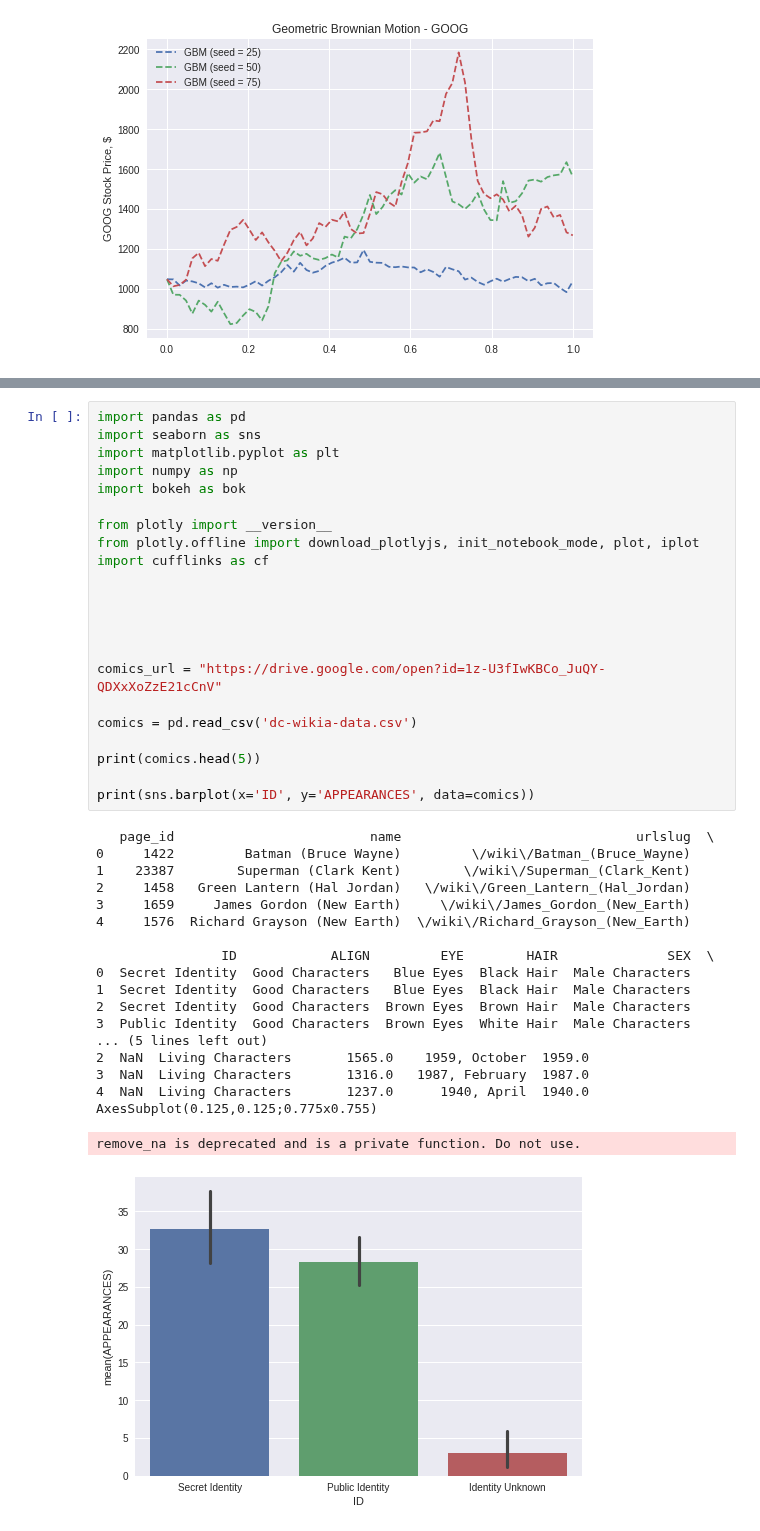
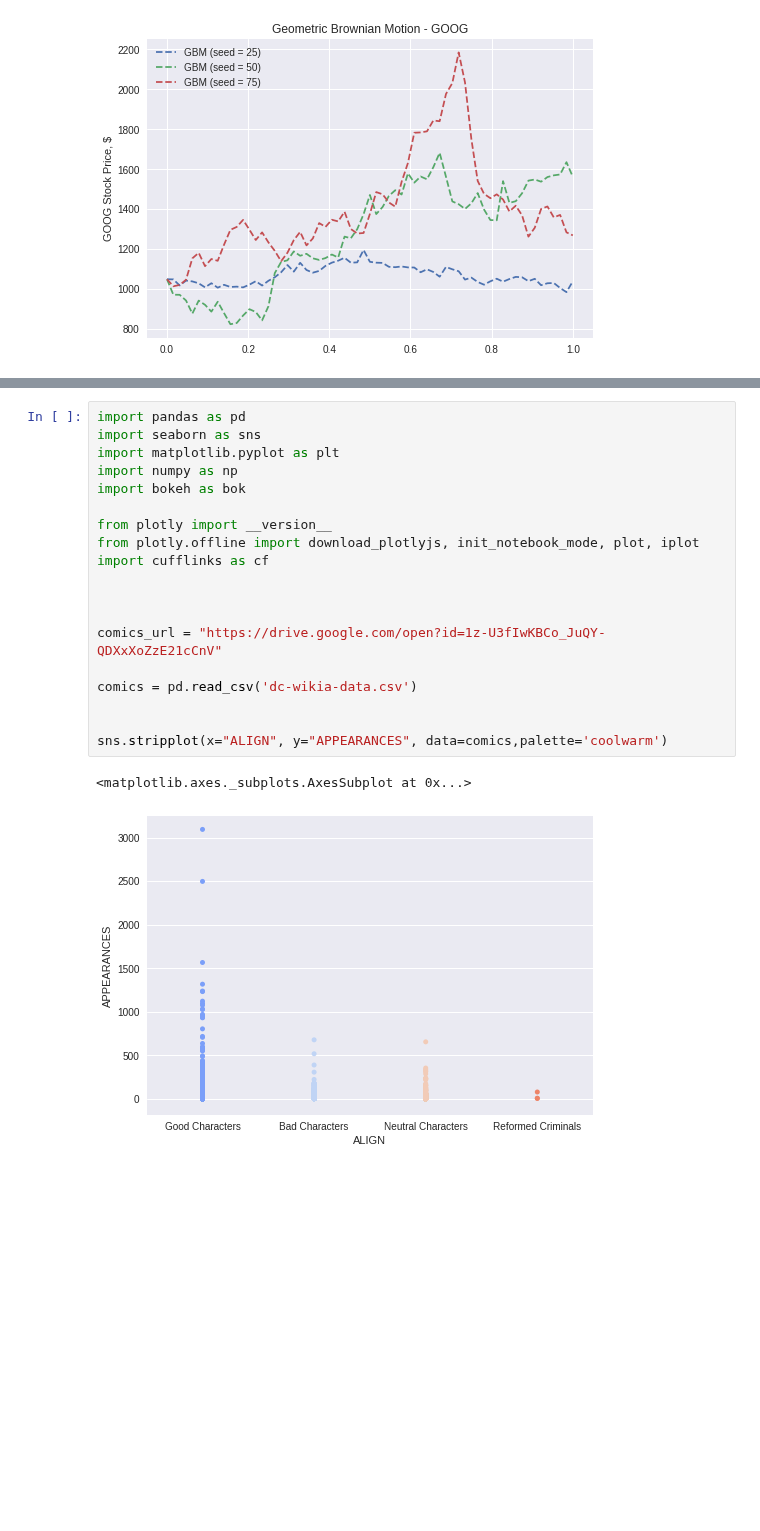
Before and after one commit to bloominstituteoftechnology/DS-Unit-1-Sprint-1-Dealing-With-Data, a Jupyter notebook: module3-basicdatavisualizations/LS_DS_113_Basic_Data_Visualizations.ipynb, the cells around one changed output, grey strips where cells are left out. Saved outputs shown, nothing was run; the diff lists cells and outputs as text; blank space fills up the shorter version.

```diff
--- a/module3-basicdatavisualizations/LS_DS_113_Basic_Data_Visualizations.ipynb
+++ b/module3-basicdatavisualizations/LS_DS_113_Basic_Data_Visualizations.ipynb
@@ -267,42 +313,22 @@ None
 # %%
 import pandas as pd
 import seaborn as sns
 import matplotlib.pyplot as plt
 import numpy as np
 import bokeh as bok
 
 from plotly import __version__
 from plotly.offline import download_plotlyjs, init_notebook_mode, plot, iplot
 import cufflinks as cf
 
 
 
-
-
 comics_url = "https://drive.google.com/open?id=1z-U3fIwKBCo_JuQY-QDXxXoZzE21cCnV"
 
 comics = pd.read_csv('dc-wikia-data.csv')
 
-print(comics.head(5))
 
-print(sns.barplot(x='ID', y='APPEARANCES', data=comics))
+sns.stripplot(x="ALIGN", y="APPEARANCES", data=comics,palette='coolwarm')
 # %% [output]
-   page_id                         name                              urlslug  \
-0     1422         Batman (Bruce Wayne)         \/wiki\/Batman_(Bruce_Wayne)
-1    23387        Superman (Clark Kent)        \/wiki\/Superman_(Clark_Kent)
-2     1458   Green Lantern (Hal Jordan)   \/wiki\/Green_Lantern_(Hal_Jordan)
-3     1659     James Gordon (New Earth)     \/wiki\/James_Gordon_(New_Earth)
-4     1576  Richard Grayson (New Earth)  \/wiki\/Richard_Grayson_(New_Earth)
-
-                ID            ALIGN         EYE        HAIR              SEX  \
-0  Secret Identity  Good Characters   Blue Eyes  Black Hair  Male Characters
-1  Secret Identity  Good Characters   Blue Eyes  Black Hair  Male Characters
-2  Secret Identity  Good Characters  Brown Eyes  Brown Hair  Male Characters
-3  Public Identity  Good Characters  Brown Eyes  White Hair  Male Characters
-... (5 lines left out)
-2  NaN  Living Characters       1565.0    1959, October  1959.0
-3  NaN  Living Characters       1316.0   1987, February  1987.0
-4  NaN  Living Characters       1237.0      1940, April  1940.0
-AxesSubplot(0.125,0.125;0.775x0.755)
+<matplotlib.axes._subplots.AxesSubplot at 0x...>
-remove_na is deprecated and is a private function. Do not use.
-[figure, old version]
+[figure, new version]
```
Also changed, not shown: parts of 2 cells of this notebook.
